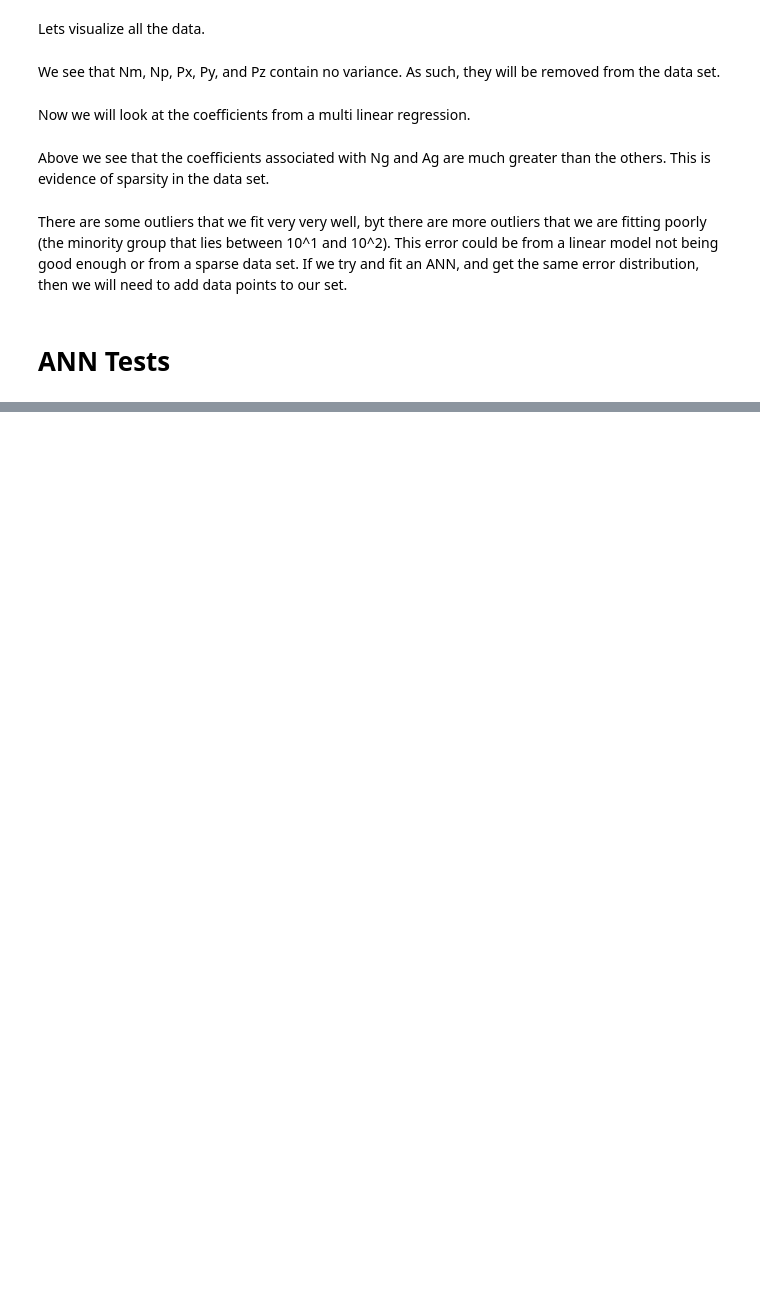
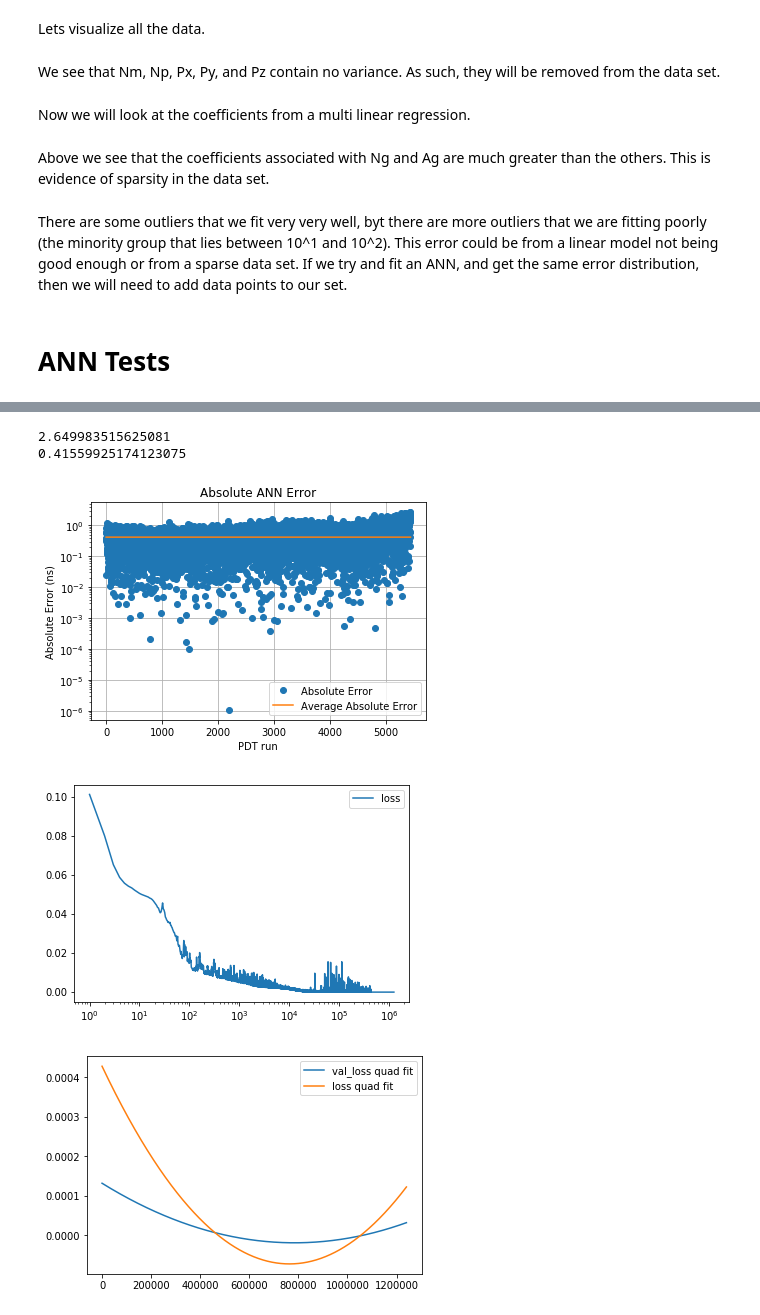
Before and after one commit to dherr06/APE, a Jupyter notebook: Model Experiments.ipynb, the cells around one changed output, grey strips where cells are left out. Drawn from its saved outputs; the diff is of its cells as text; code cells hidden in the pictures; blank space fills up the shorter version.

```diff
--- a/Model Experiments.ipynb
+++ b/Model Experiments.ipynb
@@ -92,7 +92,9 @@ with open('ann_error.csv','w') as writefile:
         writer.writerow(i)
 # %%
 df = pd.read_csv('test.csv')
-feature_matrix = np.zeros((383,6))
+print(df.shape)
+feature_matrix = np.zeros((383,6)) #serial file is 383 by 6, parallel memory is 5617 by 7, parallel time is 1728 by 5
+#5 becuase it has no Np and no scattering moments, parallel time has all of them, and serial has no Np
 y = np.array([])
 features = df.iloc[0:383].values
 for i in range(383):
@@ -101,12 +103,14 @@ for i in range(383):
     feature_matrix[i][2] = features[i][10]
     feature_matrix[i][3] = features[i][11]
     feature_matrix[i][4] = features[i][12]
-    feature_matrix[i][5] = features[i][14]
+    feature_matrix[i][5] = features[i][14] #only included for parallel memory and serial
     y = np.append(y,features[i][17])
 x_bar = np.mean(feature_matrix,axis=0)
 x_std = np.std(feature_matrix,axis=0)
 y_bar = np.mean(y)
 y_std = np.std(y)
+print(x_bar)
+print(x_std)
 #normalize
 feature_matrix = (feature_matrix-x_bar)/x_std
 y = (y - y_bar)/y_std
@@ -117,5 +121,5 @@ feature_matrix = np.delete(feature_matrix,30,axis=0)
 y = np.delete(y,30)
 sigmoid = lambda x:  1/(1+np.exp(-x))
 network = APE(sigmoid(feature_matrix),sigmoid(y),val_x = sigmoid(val_x),val_y = sigmoid(val_y),hidden_activation='elu',output_activation='sigmoid',)
-grid = np.array([6,4,3,3,3,3,1])
+grid = np.array([5,20,20,20,20,40,1])
 histroy = network.train(grid,30000000,'time',loud=0)
@@ -167,0 +222,52 @@ plt.legend(loc='best')
+# %%
+output = network.predict(sigmoid(feature_matrix),'time')
+#un do the sigmoid activation function
+output = -np.log((1/output) - 1)
+#un normalize
+output = (output*y_std) + y_bar
+y = (y*y_std) + y_bar
+delta = np.abs(output.T-y)
+# %%
+x = np.linspace(1,y.shape[0],y.shape[0])
+mean = np.mean(delta)*np.ones(y.shape[0])
+print(np.max(delta))
+print(mean[0])
+plt.semilogy(x,delta.T,'o',label='Absolute Error')
+plt.plot(x,mean,label='Average Absolute Error')
+plt.ylabel('Absolute Error (ns)')
+plt.xlabel('PDT run')
+plt.title('Absolute ANN Error')
+plt.legend(loc='best')
+plt.grid()
+plt.show()
+loss = np.array([histroy.history['loss']])
+val_loss = np.array([histroy.history['val_loss']])
+#build a quadratic for loss and val loss
+A = np.zeros((np.size(loss),3))
+x = np.linspace(1,np.size(loss),np.size(loss))
+for i in range(np.size(loss)):
+    A[i][0] = x[i]**2
+    A[i][1] = x[i]
+    A[i][2] = 1
+M = np.dot(A.T,A)
+b_l = np.dot(A.T,loss.T)
+b_vl = np.dot(A.T,val_loss.T)
+loss_coeff = np.linalg.solve(M,b_l)
+val_loss_coeff = np.linalg.solve(M,b_vl)
+loss_func = lambda x:loss_coeff[0]*x**2 + loss_coeff[1]*x + loss_coeff[2]
+val_loss_func = lambda x:val_loss_coeff[0]*x**2 + val_loss_coeff[1]*x + val_loss_coeff[2]
+#plt.plot(x,val_loss.T,'o',label='val_loss')
+plt.plot(x,loss.T,label='loss')
+plt.xscale('log')
+plt.legend(loc='best')
+plt.show()
+plt.plot(x,val_loss_func(x),label='val_loss quad fit')
+plt.plot(x,loss_func(x),label='loss quad fit')
+plt.legend(loc='best')
+plt.show()
+# %% [output]
+2.649983515625081
+0.41559925174123075
+[figure, added]
+[figure, added]
+[figure, added]
```
Also changed, not shown: parts of 4 cells of this notebook, 1 other file.
